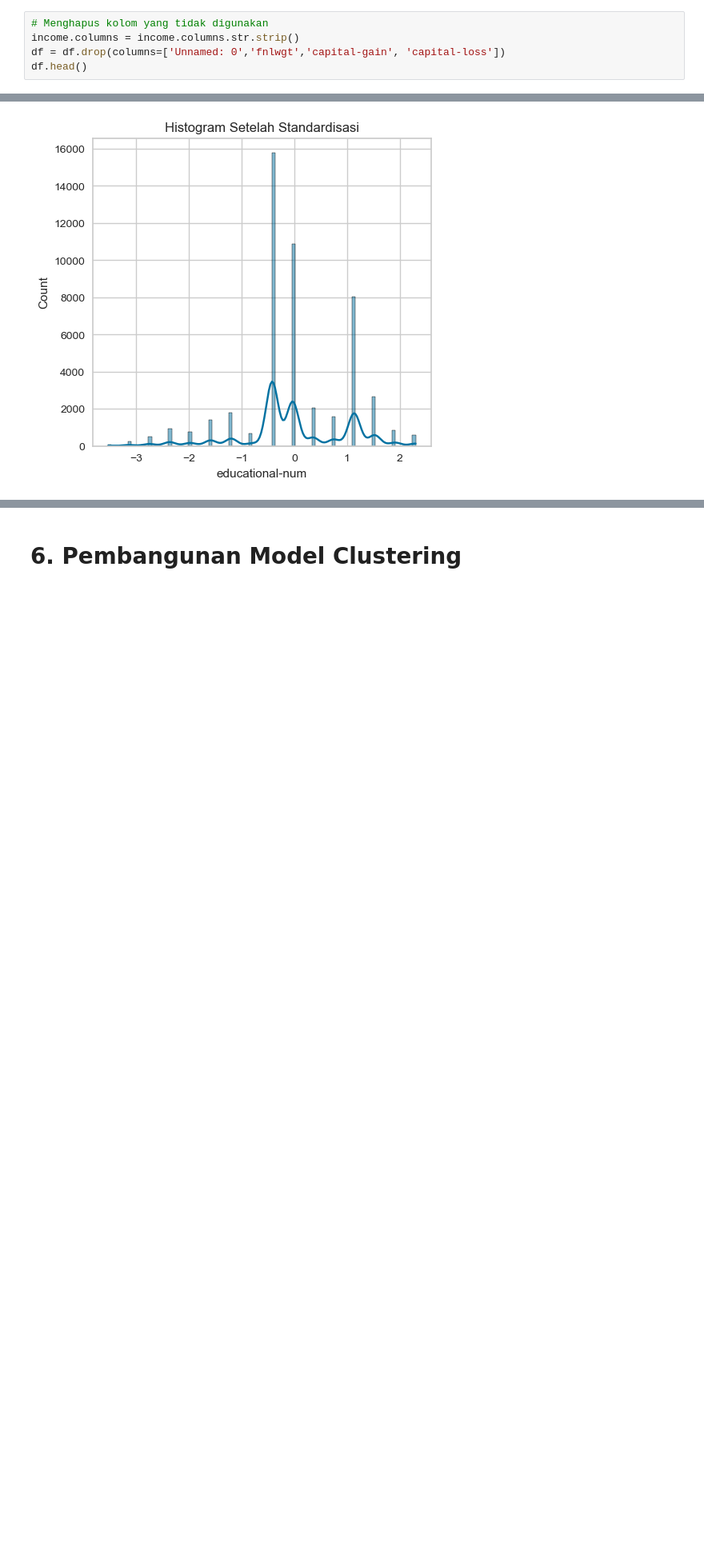
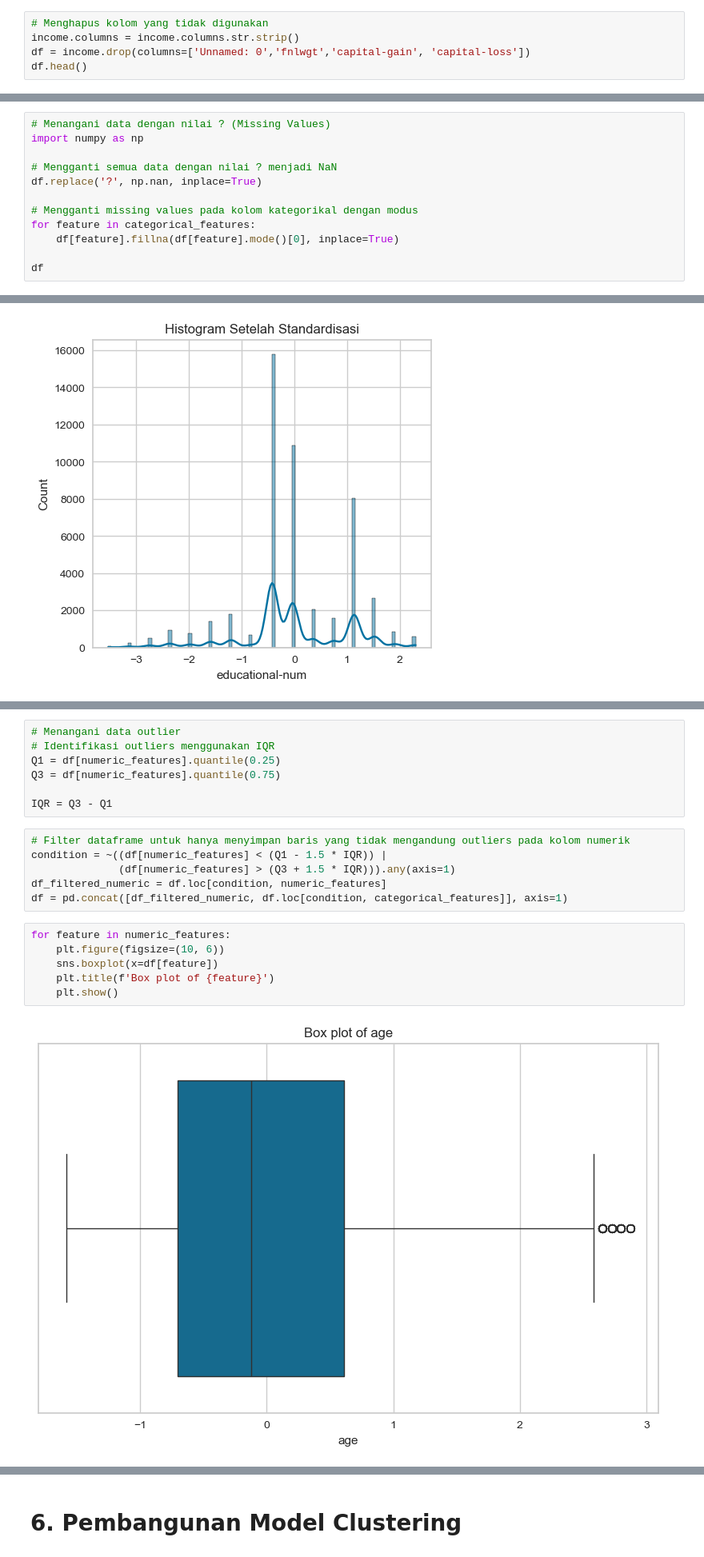
Before and after one commit to gerynsb/Project_ML_Clustering, a Jupyter notebook: [Clustering]_Submission_Akhir_BMLP_Dean Gery Pasamba.ipynb, the cells around one changed output, grey strips where cells are left out. Shown at 80% size. Cells and saved outputs as stored; diff of their text form; blank space fills up the shorter version.

Commit message:
Add : penanganan outliers

```diff
--- a/[Clustering]_Submission_Akhir_BMLP_Dean Gery Pasamba.ipynb
+++ b/[Clustering]_Submission_Akhir_BMLP_Dean Gery Pasamba.ipynb
@@ -50,7 +50,7 @@ income
 # %%
 # Menghapus kolom yang tidak digunakan
 income.columns = income.columns.str.strip()
-df = df.drop(columns=['Unnamed: 0','fnlwgt','capital-gain', 'capital-loss'])
+df = income.drop(columns=['Unnamed: 0','fnlwgt','capital-gain', 'capital-loss'])
 df.head()
 # %% [output]
 |  | age | workclass | education | educational-num | marital-status | occupation | relationship | race | ... |
@@ -219,3 +219,15 @@ Berikut adalah tahapan-tahapan yang bisa dilakukan, tetapi **tidak terbatas** pa
 6. Binning (Pengelompokan Data)
 
 Cukup sesuaikan dengan karakteristik data yang kamu gunakan yah.
+# %%
+# Menangani data dengan nilai ? (Missing Values)
+import numpy as np
+
+# Mengganti semua data dengan nilai ? menjadi NaN
+df.replace('?', np.nan, inplace=True)
+
+# Mengganti missing values pada kolom kategorikal dengan modus
+for feature in categorical_features:
+    df[feature].fillna(df[feature].mode()[0], inplace=True)
+
+df
@@ -256,3 +282,24 @@ for feature in numeric_features:
 [figure]
 [figure]
 [figure]
+# %%
+# Menangani data outlier
+# Identifikasi outliers menggunakan IQR
+Q1 = df[numeric_features].quantile(0.25)
+Q3 = df[numeric_features].quantile(0.75)
+
+IQR = Q3 - Q1
+# %%
+# Filter dataframe untuk hanya menyimpan baris yang tidak mengandung outliers pada kolom numerik
+condition = ~((df[numeric_features] < (Q1 - 1.5 * IQR)) |
+              (df[numeric_features] > (Q3 + 1.5 * IQR))).any(axis=1)
+df_filtered_numeric = df.loc[condition, numeric_features]
+df = pd.concat([df_filtered_numeric, df.loc[condition, categorical_features]], axis=1)
+# %%
+for feature in numeric_features:
+    plt.figure(figsize=(10, 6))
+    sns.boxplot(x=df[feature])
+    plt.title(f'Box plot of {feature}')
+    plt.show()
+# %% [output]
+[figure, added]
```
Also changed, not shown: parts of 7 cells of this notebook.
